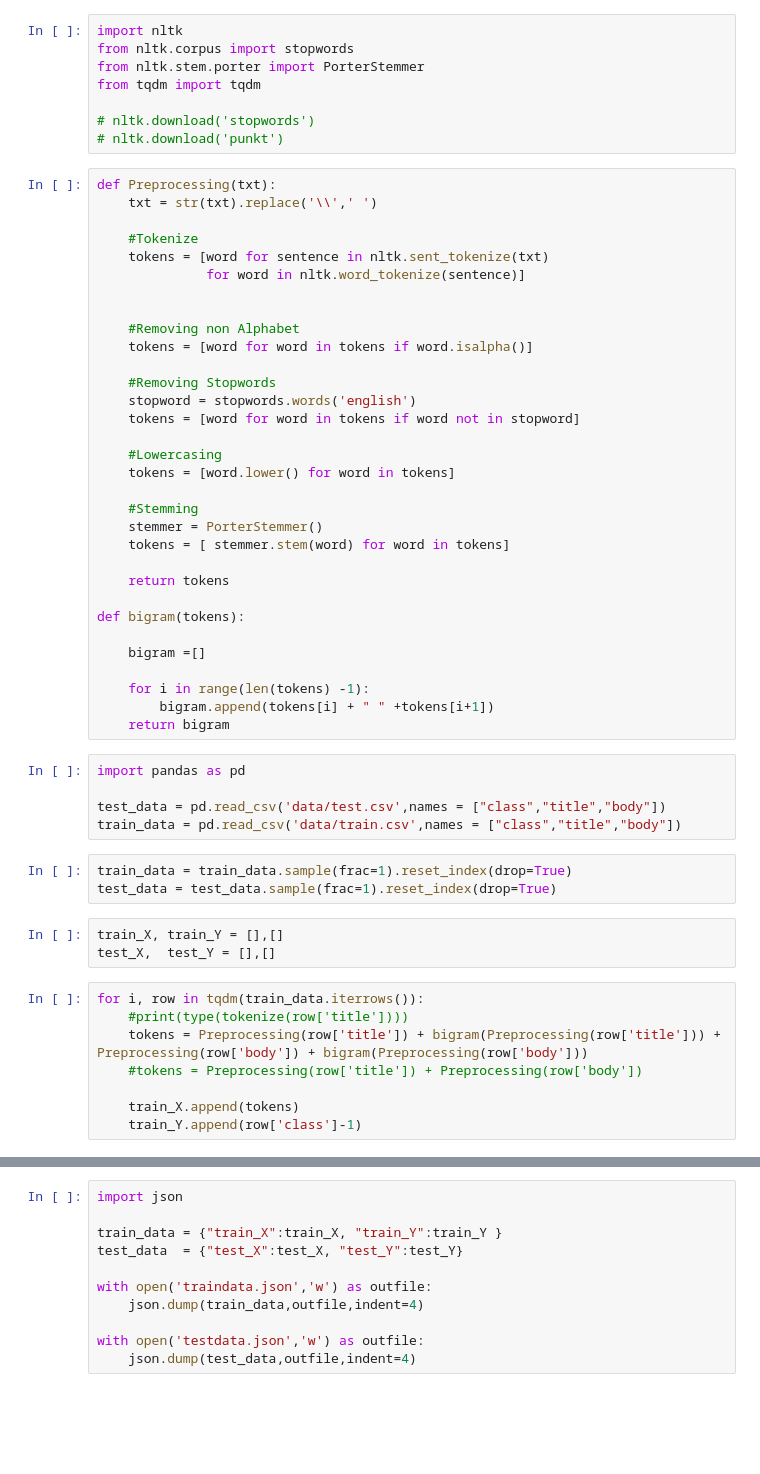
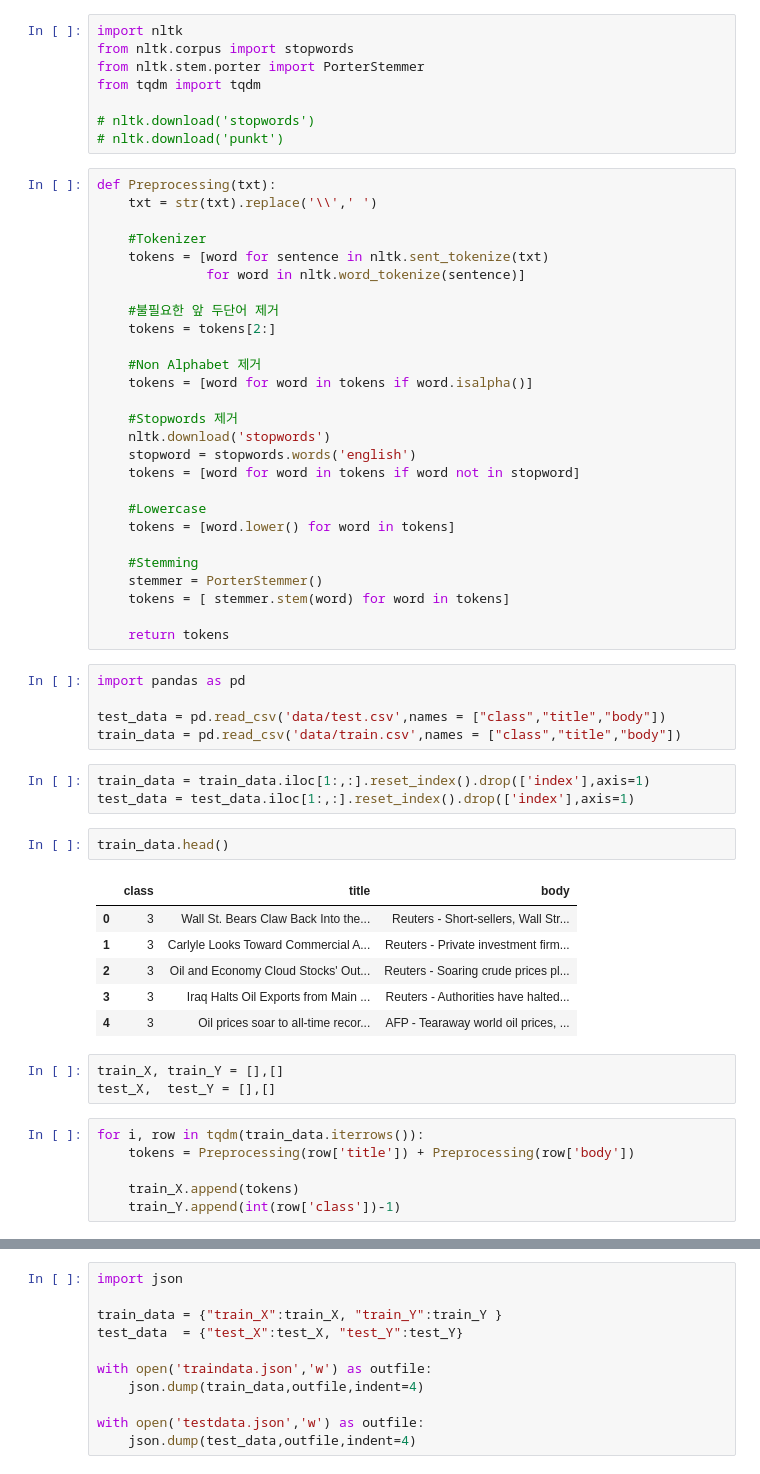
Before and after one commit to popo97kr/Article-Tag-Prediction, a Jupyter notebook: Article Classification.ipynb, the cells around one changed output, grey strips where cells are left out. Saved outputs shown, nothing was run; the diff lists cells and outputs as text; blank space fills up the shorter version.

```diff
--- a/Article Classification.ipynb
+++ b/Article Classification.ipynb
@@ -12,19 +74,22 @@ from tqdm import tqdm
 def Preprocessing(txt):
     txt = str(txt).replace('\\',' ')
 
-    #Tokenize
+    #Tokenizer
     tokens = [word for sentence in nltk.sent_tokenize(txt)
               for word in nltk.word_tokenize(sentence)]
 
+    #불필요한 앞 두단어 제거
+    tokens = tokens[2:]
 
-    #Removing non Alphabet
+    #Non Alphabet 제거
     tokens = [word for word in tokens if word.isalpha()]
 
-    #Removing Stopwords
+    #Stopwords 제거
+    nltk.download('stopwords')
     stopword = stopwords.words('english')
     tokens = [word for word in tokens if word not in stopword]
 
-    #Lowercasing
+    #Lowercase
     tokens = [word.lower() for word in tokens]
 
     #Stemming
@@ -32,32 +97,31 @@ def Preprocessing(txt):
     tokens = [ stemmer.stem(word) for word in tokens]
 
     return tokens
-
-def bigram(tokens):
-
-    bigram =[]
-
-    for i in range(len(tokens) -1):
-        bigram.append(tokens[i] + " " +tokens[i+1])
-    return bigram
 # %%
 import pandas as pd
 
 test_data = pd.read_csv('data/test.csv',names = ["class","title","body"])
 train_data = pd.read_csv('data/train.csv',names = ["class","title","body"])
 # %%
-train_data = train_data.sample(frac=1).reset_index(drop=True)
-test_data = test_data.sample(frac=1).reset_index(drop=True)
+train_data = train_data.iloc[1:,:].reset_index().drop(['index'],axis=1)
+test_data = test_data.iloc[1:,:].reset_index().drop(['index'],axis=1)
+# %%
+train_data.head()
+# %% [output]
+|  | class | title | body |
+| 0 | 3 | Wall St. Bears Claw Back Into the... | Reuters - Short-sellers, Wall Str... |
+| 1 | 3 | Carlyle Looks Toward Commercial A... | Reuters - Private investment firm... |
+| 2 | 3 | Oil and Economy Cloud Stocks' Out... | Reuters - Soaring crude prices pl... |
+| 3 | 3 | Iraq Halts Oil Exports from Main ... | Reuters - Authorities have halted... |
+| 4 | 3 | Oil prices soar to all-time recor... | AFP - Tearaway world oil prices, ... |
 # %%
 train_X, train_Y = [],[]
 test_X,  test_Y = [],[]
 # %%
 for i, row in tqdm(train_data.iterrows()):
-    #print(type(tokenize(row['title'])))
-    tokens = Preprocessing(row['title']) + bigram(Preprocessing(row['title'])) + Preprocessing(row['body']) + bigram(Preprocessing(row['body']))
-    #tokens = Preprocessing(row['title']) + Preprocessing(row['body'])
+    tokens = Preprocessing(row['title']) + Preprocessing(row['body'])
 
     train_X.append(tokens)
-    train_Y.append(row['class']-1)
+    train_Y.append(int(row['class'])-1)
 # %%
 for i, row in tqdm(test_data.iterrows()):
```
Also changed, not shown: parts of 93 cells of this notebook.
